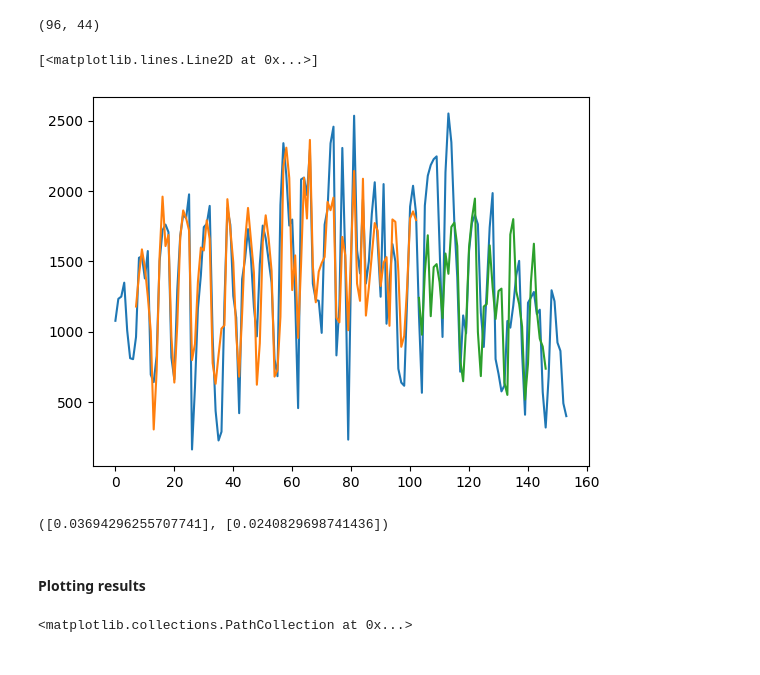
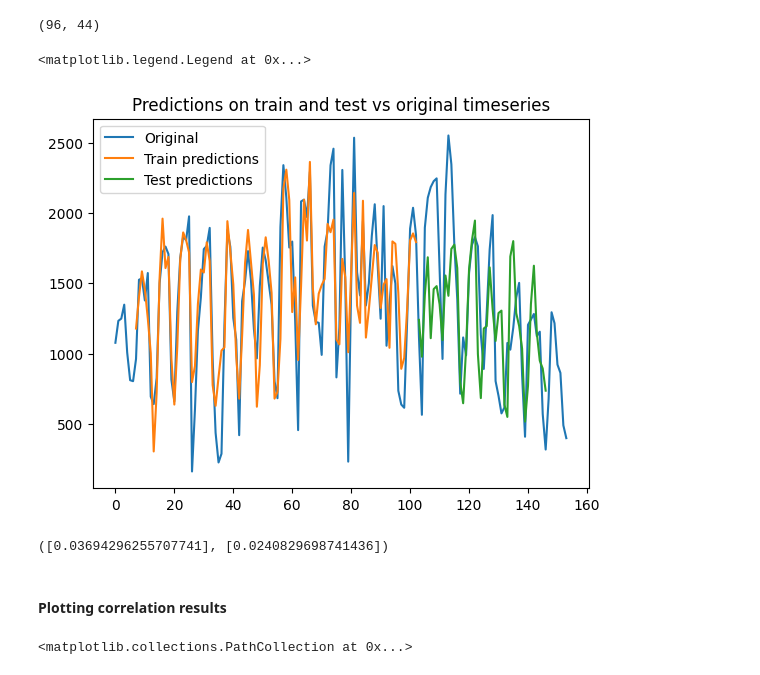
Before and after one commit to marianataglio/seriestemporales, a Jupyter notebook: overfitting_lstm.ipynb, the cells around one changed output. Drawn from its saved outputs; the diff is of its cells as text; code cells hidden in the pictures.

```diff
--- a/overfitting_lstm.ipynb
+++ b/overfitting_lstm.ipynb
@@ -76,18 +76,20 @@ len(train_preds), len(test_preds)
 # %% [output]
 (96, 44)
 # %%
-plt.plot(timeseries)
-plt.plot(range(lookback, lookback + len(train_preds)), train_preds)
-plt.plot(range(lookback + len(train_preds), lookback + len(train_preds) + len(test_preds)), test_preds)
+plt.plot(timeseries, label="Original")
+plt.plot(range(lookback, lookback + len(train_preds)), train_preds, label="Train predictions")
+plt.plot(range(lookback + len(train_preds), lookback + len(train_preds) + len(test_preds)), test_preds, label="Test predictions")
+plt.title("Predictions on train and test vs original timeseries")
+plt.legend()
 # %% [output]
-[<matplotlib.lines.Line2D at 0x...>]
+<matplotlib.legend.Legend at 0x...>
-[figure, old version]
+[figure, new version]
 # %%
 test_loss, train_loss
 # %% [output]
 ([0.03694296255707741], [0.0240829698741436])
 # %% [markdown]
-#### Plotting results
+#### Plotting correlation results
 # %%
 plt.scatter(test_preds, test[lookback:])
 # %% [output]
```
